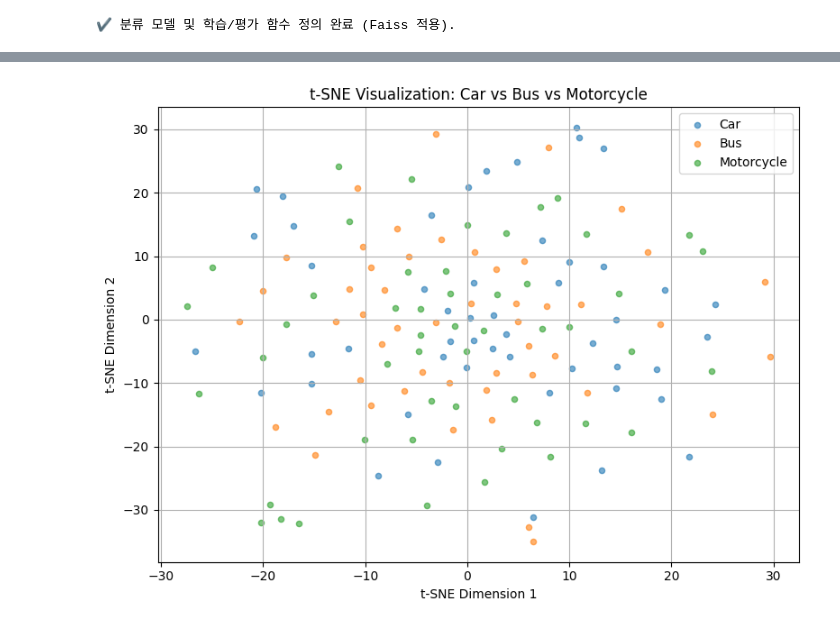
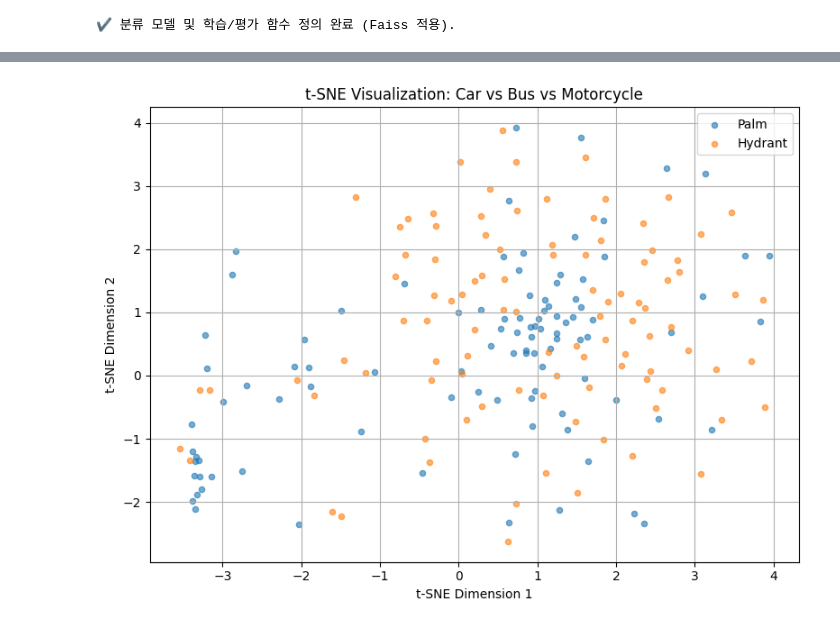
Before and after one commit to youngbin0417/vision_challenge, a Jupyter notebook: hw1_hog.ipynb, the cells around one changed output, grey strips where cells are left out. Cells and saved outputs as stored; diff of their text form; code cells hidden in the pictures.

```diff
--- a/hw1_hog.ipynb
+++ b/hw1_hog.ipynb
@@ -1,6 +1,6 @@
 # %%
 # ==============================================================================
-# 1. 라이브러리 임포트
+#  라이브러리 임포트
 # ==============================================================================
 import numpy as np
 import pandas as pd
@@ -21,12 +21,12 @@ from scipy import ndimage
 
 # sklearn
 from sklearn.model_selection import StratifiedKFold
-from sklearn.neighbors import KNeighborsClassifier # 사용하지는 않지만 임포트 유지
+from sklearn.neighbors import KNeighborsClassifier
 from sklearn.metrics import accuracy_score, precision_score, recall_score, classification_report, f1_score
 from sklearn.preprocessing import LabelEncoder,normalize
-from sklearn.metrics import pairwise_distances
-
-from imblearn.over_sampling import RandomOverSampler
+from sklearn.metrics import pairwise_distances, silhouette_score
+from sklearn.cluster import MiniBatchKMeans
+from sklearn.decomposition import PCA
 
 
 # joblib (병렬 처리를 위해)
@@ -35,8 +35,17 @@ from joblib import Parallel, delayed
 # faiss (KNN 가속화를 위해)
 import faiss
 
+# 데이터 관련
+from imblearn.over_sampling import RandomOverSampler
+import seaborn as sns
+import matplotlib.pyplot as plt
+
 # Ensemble
 from Ensemble import EnsembleFaissKNN
+
+#DATASET_BASE_PATH = "C:/Users/bvb09/.cache/kagglehub/datasets/cry2003/google-recaptcha-v2-images/versions/1/"
+DATASET_BASE_PATH = "C:/Users/bvb09/.cache/kagglehub/datasets/refined/test-dataset/versions/1/Google_Recaptcha_V2_Images_Dataset"
+
 print("✔ 모든 라이브러리 임포트 완료!")
 # %% [output]
 ✔ 모든 라이브러리 임포트 완료!
@@ -123,6 +99,6 @@ plt.show()
 # %%
 # ==============================================================================
-# 3. 이미지 전처리 함수 (Colab 버전과 동일)
+#  이미지 전처리 함수
 # ==============================================================================
 
 # 대비 스트레칭
@@ -146,6 +122,9 @@ def remove_noise(image):
     denoised_image = denoise_bilateral(image, sigma_color=0.05, sigma_spatial=15, channel_axis=None)
     return img_as_ubyte(denoised_image)
 
+def gaussian(image):
+    return cv2.GaussianBlur(image, ksize=(3, 3), sigmaX=1)
+
 # 엣지 검출 (Canny)
 def edge_detection(image_gray, low_threshold=30, high_threshold=200, aperture_size=3):
     if image_gray.dtype != np.uint8:
@@ -160,8 +139,9 @@ def sharpen_image(image_gray, low_threshold=50, high_threshold=150, amount=1.0):
     return np.clip(sharpened, 0, 255).astype(np.uint8)
 
 # 전처리 함수
-def preprocess_image(img, sigma=1.0):
+def preprocess_image(img):
     img = to_grayscale(img)
+    img = gaussian(img)
     img = contrast_stretch(img)
     img = edge_detection(img)
     return img
@@ -612,7 +665,7 @@ def test_on_new_dataset(fold_model_dir, X_test_feats, y_test, average='weighted'
 # %%
 # 1. 데이터 로드
 fold_model_dir = 'image_classification_models/knn_faiss_folds'
-DATASET_BASE_PATH = "C:/Users/bvb09/.cache/kagglehub/datasets/mikhailma/test-dataset/versions/1/Google_Recaptcha_V2_Images_Dataset"
+DATASET_BASE_PATH = "C:/Users/bvb09/.cache/kagglehub/datasets/cry2003/google-recaptcha-v2-images/versions/1/"
 
 
 print("▶ 이미지 데이터 로드 중...")
@@ -625,15 +678,15 @@ except FileNotFoundError as e:
 
 # 2. 상위 100개 라벨만 선택 (사전순 or 이미지 많은 순)
 label_counts = images_df['label'].value_counts()
-top_labels = label_counts.head(50).index  # 상위 100개 라벨
+top_labels = label_counts.head(100).index  # 상위 100개 라벨
 
 images_df = images_df[images_df['label'].isin(top_labels)]
 
 # 3. 라벨별 100개씩 샘플링
 images_df = images_df.groupby('label', group_keys=False).apply(
-    lambda x: x.sample(n=min(len(x), 50), random_state=42)
+    lambda x: x.sample(n=min(len(x), 100), random_state=42)
 ).reset_index(drop=True)
-print(f"✔ 상위 100개 라벨에서 최대 50개씩 샘플링 완료. 총 이미지 수: {len(images_df)}")
+print(f"✔ 상위 100개 라벨에서 최대 100개씩 샘플링 완료. 총 이미지 수: {len(images_df)}")
 
 # 4. 라벨 인코딩
 le = LabelEncoder()
@@ -656,5 +709,8 @@ y_test = images_df['label_encoded'].values
 ensemble_model = EnsembleFaissKNN(fold_model_dir=fold_model_dir)
 ensemble_model.load_models()
 y_pred = ensemble_model.evaluate(X_test_feats, y_test, le=le)
+
+score = silhouette_score(X_test_feats, y_test)
+print("Silhouette Score:", score)
 # %% [output]
 ▶ 이미지 데이터 로드 중...
@@ -711,34 +759,32 @@ plt.show()
 # %%
-import numpy as np
-import matplotlib.pyplot as plt
 from sklearn.manifold import TSNE
 
 # 시각화 대상 클래스
-target_classes = ['Car', 'Bus', 'Motorcycle']
+target_classes = ['Palm', 'Hydrant']
 
 # 대상 샘플 인덱스 추출
 target_indices = images_df[images_df['label'].isin(target_classes)].index
 
 # 대상 feature 및 라벨 추출
 subset_feats = X_test_feats[target_indices]
 subset_labels = images_df.loc[target_indices, 'label'].values
 
 # t-SNE 변환
 tsne = TSNE(n_components=2, perplexity=20, n_iter=500, random_state=42)
 subset_feats_2d = tsne.fit_transform(subset_feats)
 
 # 시각화
 plt.figure(figsize=(8, 6))
 for label in target_classes:
     idx = subset_labels == label
     plt.scatter(subset_feats_2d[idx, 0], subset_feats_2d[idx, 1], label=label, alpha=0.6, s=20)
 
 plt.title("t-SNE Visualization: Car vs Bus vs Motorcycle")
 plt.xlabel("t-SNE Dimension 1")
 plt.ylabel("t-SNE Dimension 2")
 plt.legend()
 plt.grid(True)
 plt.tight_layout()
 plt.show()
 # %% [output]
-[figure, old version]
+[figure, new version]
```
Also changed, not shown: parts of 13 cells of this notebook, 8 other files.
